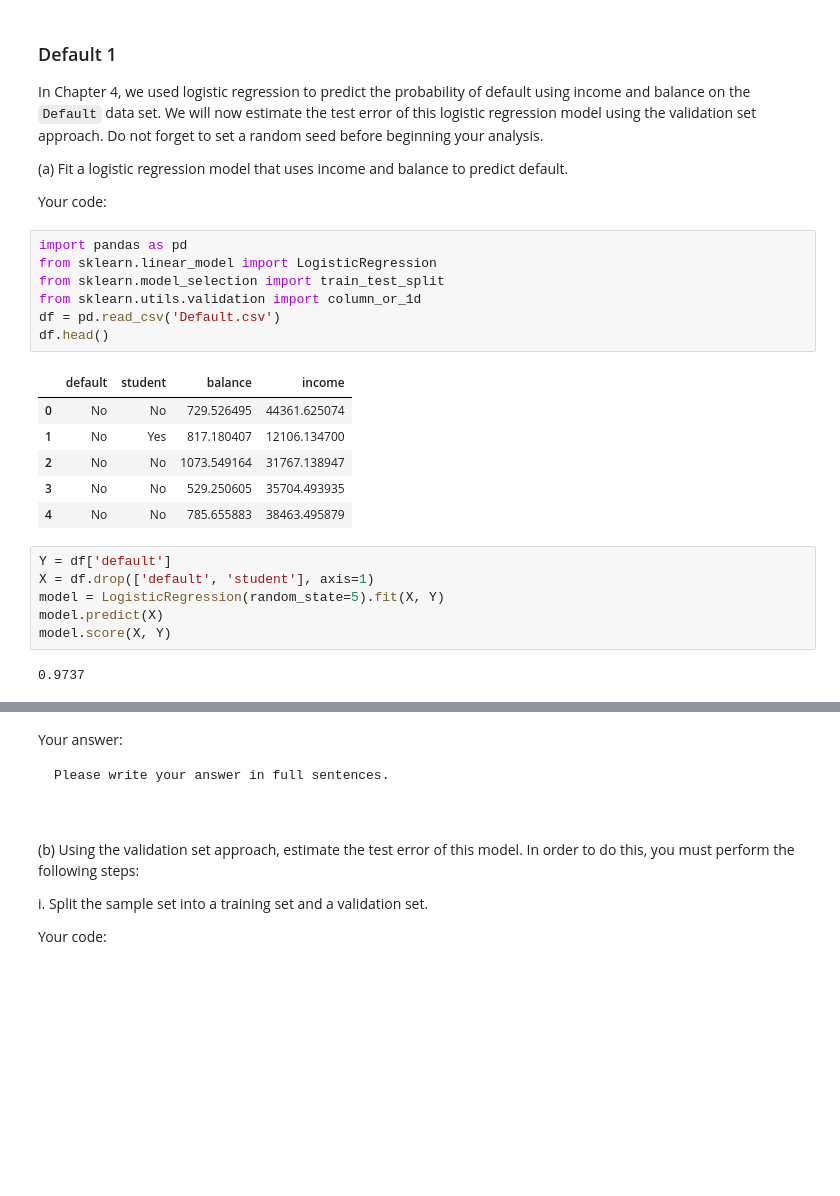
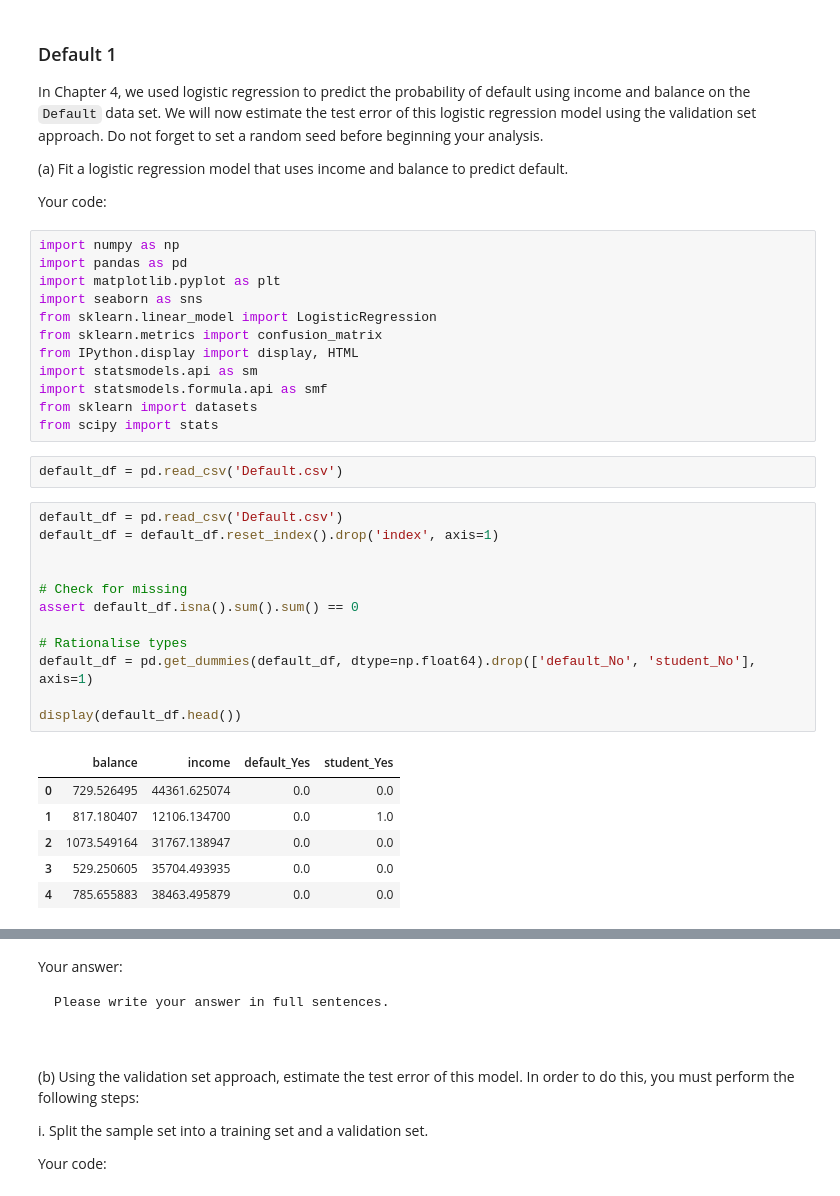
Before and after one commit to BU-MSSP-Classroom/MA679_Spring2024_02_resampling-Allenlovemia, a Jupyter notebook: Ch05_Resampling_Python.ipynb, the cells around one changed output, grey strips where cells are left out. Cells and saved outputs as stored; diff of their text form; blank space fills up the shorter version.

```diff
--- a/Ch05_Resampling_Python.ipynb
+++ b/Ch05_Resampling_Python.ipynb
@@ -521,24 +521,35 @@ In Chapter 4, we used logistic regression to predict the probability of default
 
 Your code:
 # %%
+import numpy as np
 import pandas as pd
+import matplotlib.pyplot as plt
+import seaborn as sns
 from sklearn.linear_model import LogisticRegression
-from sklearn.model_selection import train_test_split
-from sklearn.utils.validation import column_or_1d
-df = pd.read_csv('Default.csv')
-df.head()
+from sklearn.metrics import confusion_matrix
+from IPython.display import display, HTML
+import statsmodels.api as sm
+import statsmodels.formula.api as smf
+from sklearn import datasets
+from scipy import stats
-# %% [output]
-|  | default | student | balance | income |
-| 0 | No | No | 729.526495 | 44361.625074 |
-| 1 | No | Yes | 817.180407 | 12106.134700 |
-| 2 | No | No | 1073.549164 | 31767.138947 |
-| 3 | No | No | 529.250605 | 35704.493935 |
-| 4 | No | No | 785.655883 | 38463.495879 |
-# %%
-Y = df['default']
-X = df.drop(['default', 'student'], axis=1)
-model = LogisticRegression(random_state=5).fit(X, Y)
-model.predict(X)
-model.score(X, Y)
-# %% [output]
-0.9737
+# %%
+default_df = pd.read_csv('Default.csv')
+# %%
+default_df = pd.read_csv('Default.csv')
+default_df = default_df.reset_index().drop('index', axis=1)
+
+
+# Check for missing
+assert default_df.isna().sum().sum() == 0
+
+# Rationalise types
+default_df = pd.get_dummies(default_df, dtype=np.float64).drop(['default_No', 'student_No'], axis=1)
+
+display(default_df.head())
+# %% [output]
+|  | balance | income | default_Yes | student_Yes |
+| 0 | 729.526495 | 44361.625074 | 0.0 | 0.0 |
+| 1 | 817.180407 | 12106.134700 | 0.0 | 1.0 |
+| 2 | 1073.549164 | 31767.138947 | 0.0 | 0.0 |
+| 3 | 529.250605 | 35704.493935 | 0.0 | 0.0 |
+| 4 | 785.655883 | 38463.495879 | 0.0 | 0.0 |
```
Also changed, not shown: parts of 12 cells of this notebook.
